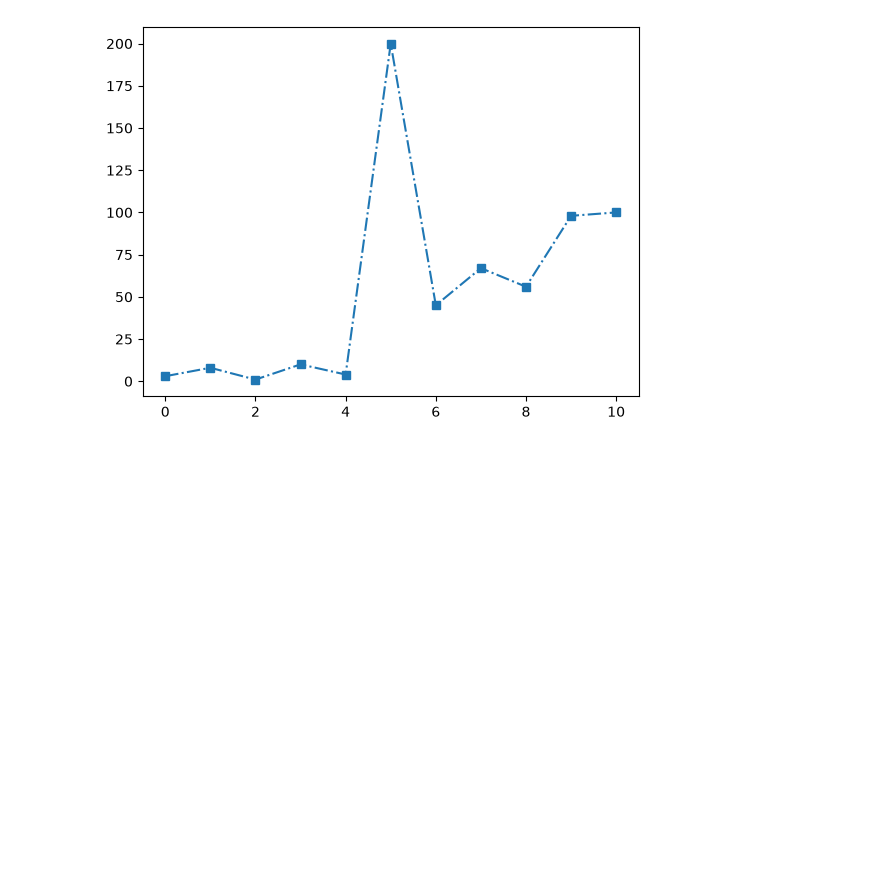
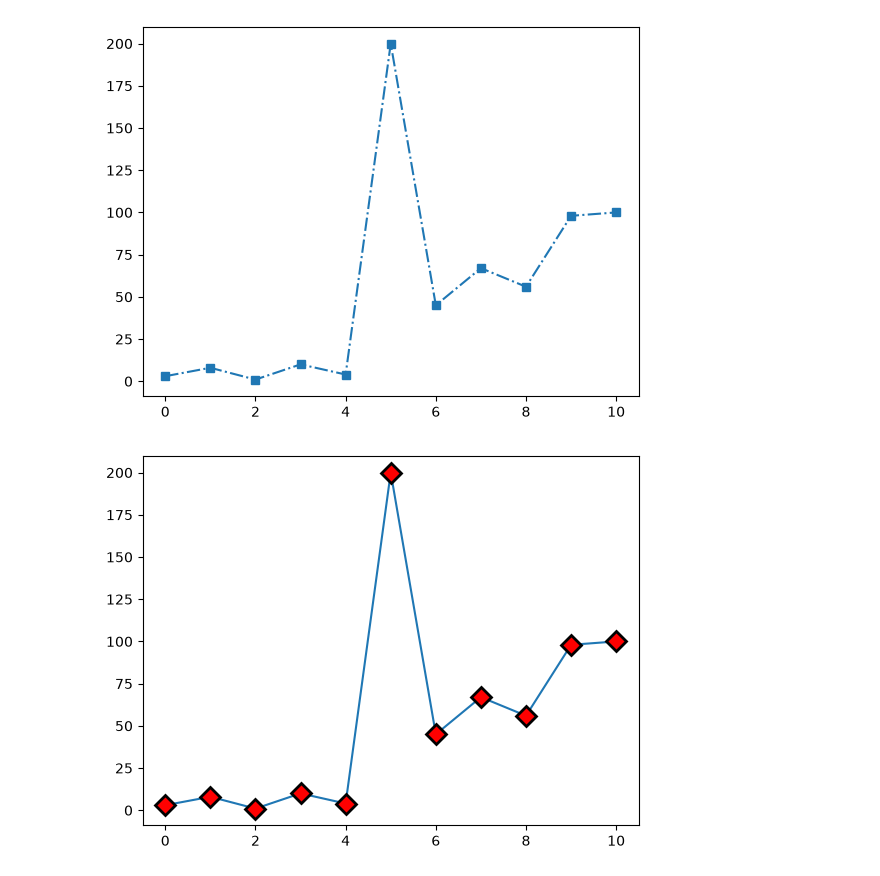
Before and after one commit to courjimen/R_GLAB_386.5.1, a Jupyter notebook: R_GLAB_386.5.1_LineCharts.ipynb, the cells around one changed output. Saved outputs shown, nothing was run; the diff lists cells and outputs as text; code cells hidden in the pictures; blank space fills up the shorter version.

Commit message:
changed marker size and marker color

```diff
--- a/R_GLAB_386.5.1_LineCharts.ipynb
+++ b/R_GLAB_386.5.1_LineCharts.ipynb
@@ -43,3 +43,9 @@ ax.plot(y, linestyle='-.', marker='s')
 plt.show()
 # %% [output]
 [figure]
+# %%
+#use any approach, diamond marker colored red, marker width
+plt.plot(y, marker='D', mfc='red', ms='10', mew='2', mec='black')
+plt.show()
+# %% [output]
+[figure, added]
```
